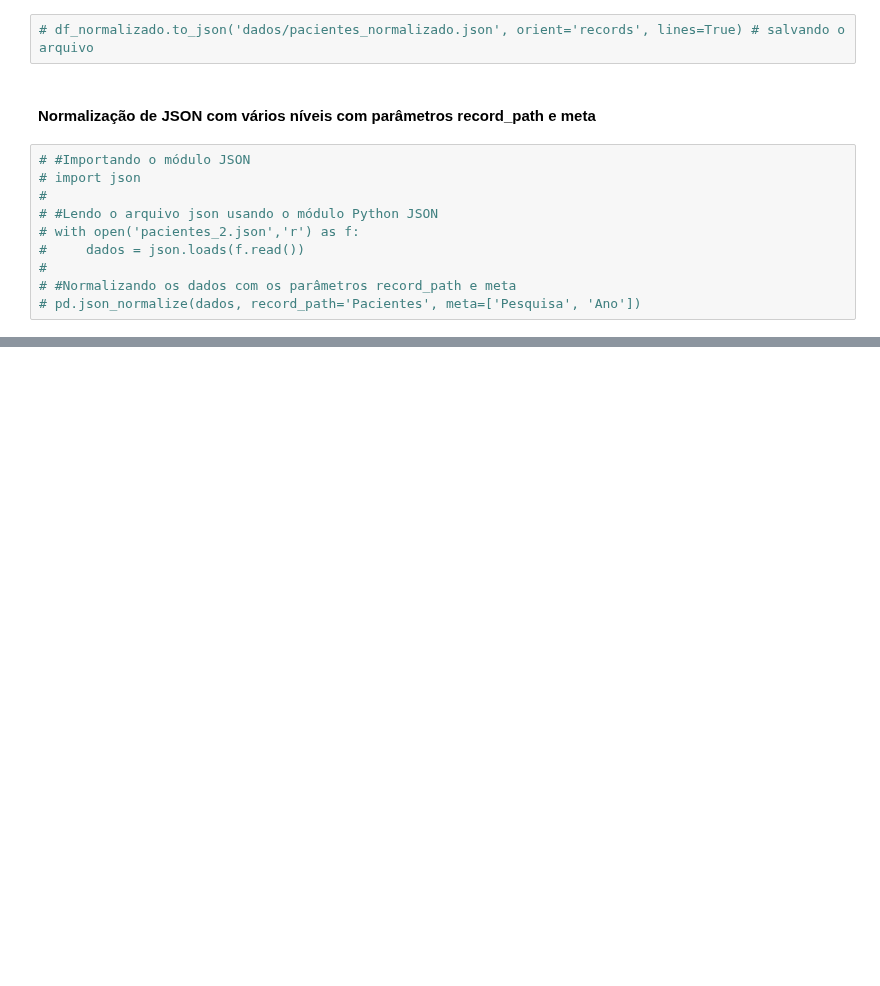
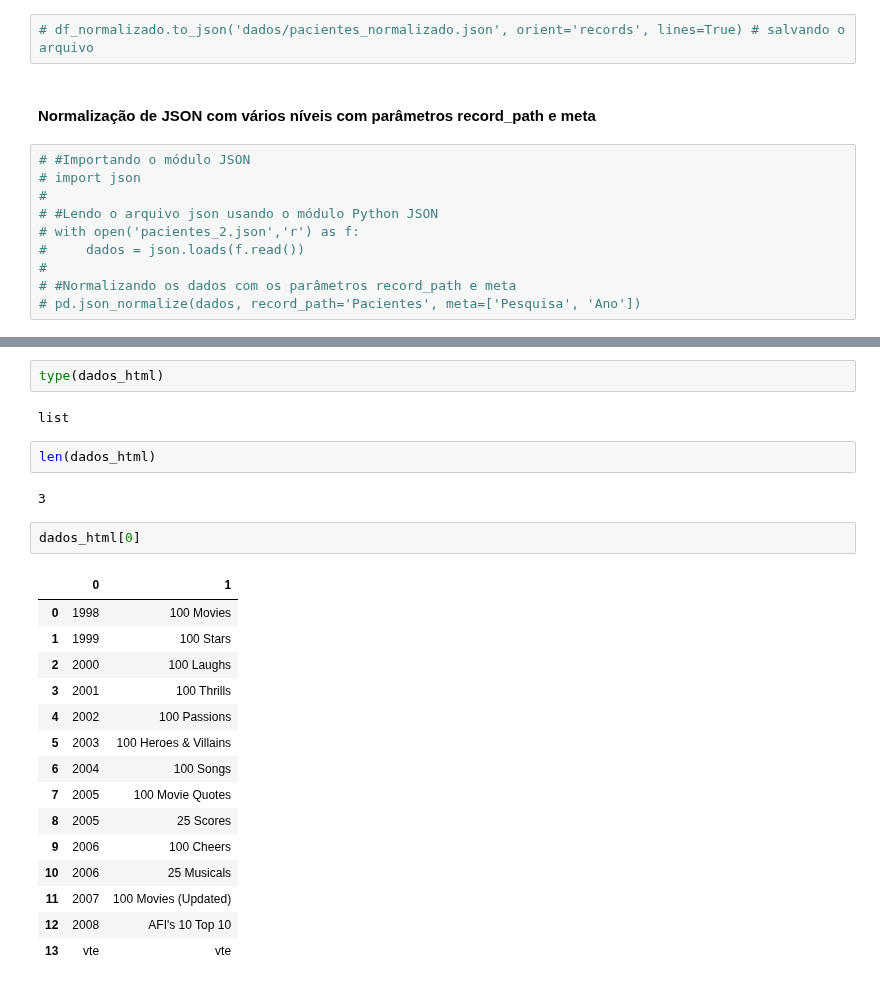
Before and after one commit to paulorobertovrc/alura-data-science, a Jupyter notebook: Pandas/curso_pandas_io.ipynb, the cells around one changed output, grey strips where cells are left out. Cells and saved outputs as stored; diff of their text form; blank space fills up the shorter version.

```diff
--- a/Pandas/curso_pandas_io.ipynb
+++ b/Pandas/curso_pandas_io.ipynb
@@ -233,0 +259,26 @@ df_normalizado
+# %%
+type(dados_html)
+# %% [output]
+list
+# %%
+len(dados_html)
+# %% [output]
+3
+# %%
+dados_html[0]
+# %% [output]
+|  | 0 | 1 |
+| 0 | 1998 | 100 Movies |
+| 1 | 1999 | 100 Stars |
+| 2 | 2000 | 100 Laughs |
+| 3 | 2001 | 100 Thrills |
+| 4 | 2002 | 100 Passions |
+| 5 | 2003 | 100 Heroes & Villains |
+| 6 | 2004 | 100 Songs |
+| 7 | 2005 | 100 Movie Quotes |
+| 8 | 2005 | 25 Scores |
+| 9 | 2006 | 100 Cheers |
+| 10 | 2006 | 25 Musicals |
+| 11 | 2007 | 100 Movies (Updated) |
+| 12 | 2008 | AFI's 10 Top 10 |
+| 13 | vte | vte |
```
Also changed, not shown: parts of 10 cells of this notebook.
